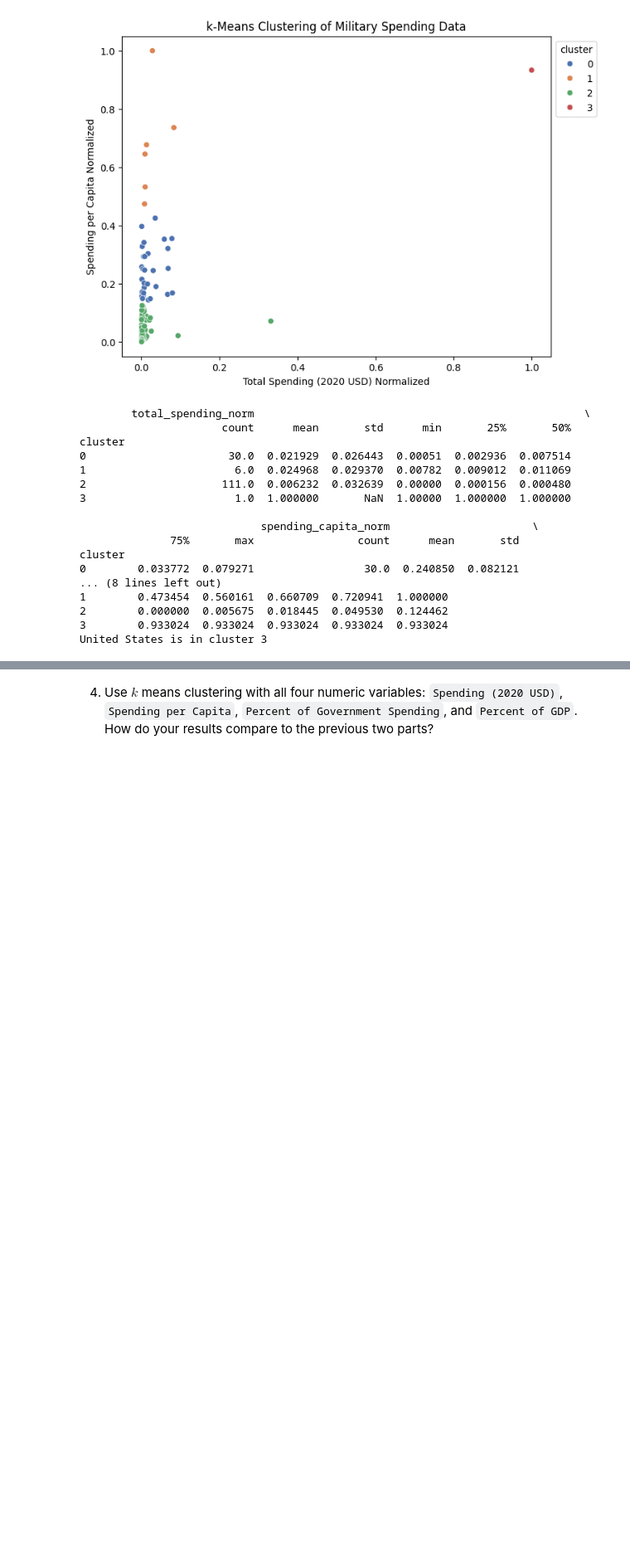
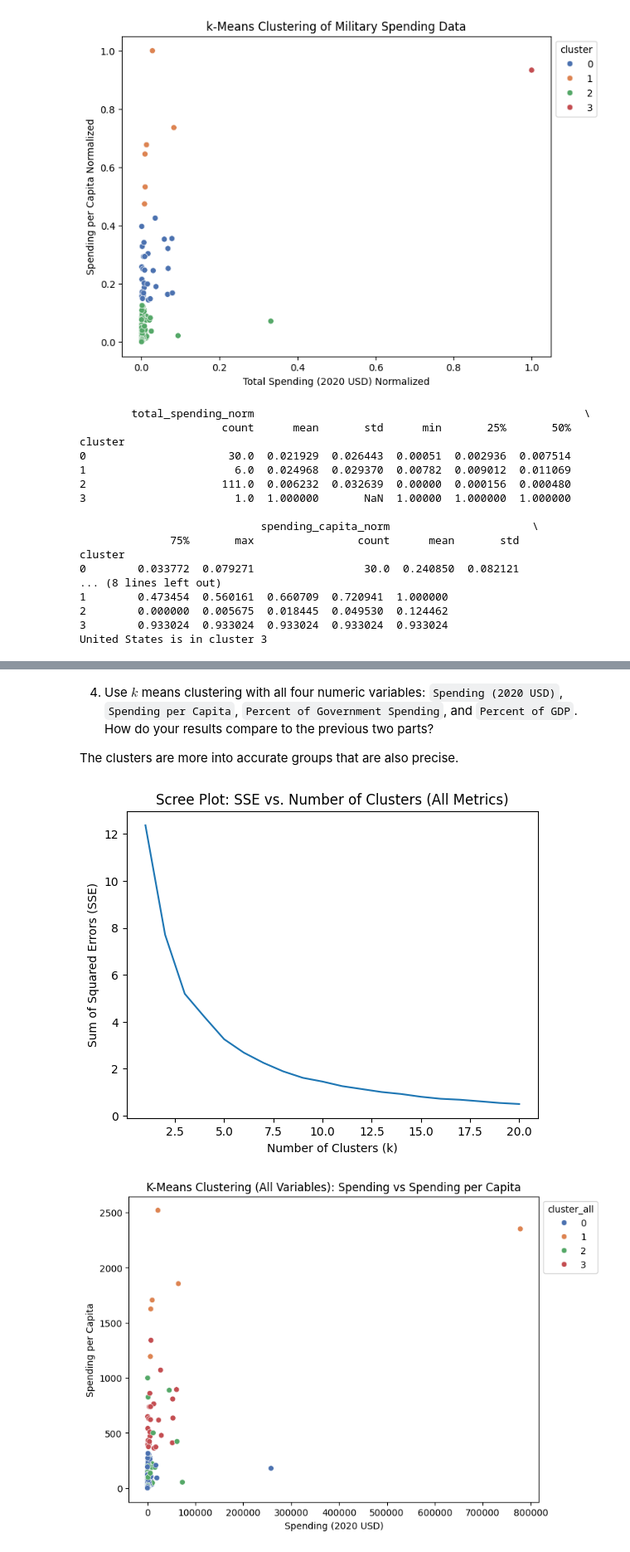
Before and after one commit to pabloisaiahs/clustering, a Jupyter notebook: assignment/assignment_clustering.ipynb, the cells around one changed output, grey strips where cells are left out. Shown: that part at 83% size. Cells and saved outputs as stored; diff of their text form; code cells hidden in the pictures; blank space fills up the shorter version.

```diff
--- a/assignment/assignment_clustering.ipynb
+++ b/assignment/assignment_clustering.ipynb
@@ -198,4 +272,47 @@ United States is in cluster 3
 # %% [markdown]
 4. Use $k$ means clustering with all four numeric variables: `Spending (2020 USD)`, `Spending per Capita`, `Percent of Government Spending`, and `Percent of GDP`. How do your results compare to the previous two parts?
+
+The clusters are more into accurate groups that are also precise.
+# %%
+all_features = military_data_2020[['spending_(2020_usd)',
+                                   'spending_per_capita',
+                                   'percent_of_government_spending',
+                                   'percent_of_gdp']]
+
+all_features_norm = all_features.apply(maxmin)
+
+sse_all = []
+for k in range(1, 21):
+    kmeans_model = KMeans(n_clusters=k, max_iter=300, n_init=10, random_state=0)
+    kmeans_model.fit(all_features_norm)
+    sse_all.append(kmeans_model.inertia_)
+
+sns.lineplot(x=list(range(1, 21)), y=sse_all)
+plt.title('Scree Plot: SSE vs. Number of Clusters (All Metrics)')
+plt.xlabel('Number of Clusters (k)')
+plt.ylabel('Sum of Squared Errors (SSE)')
+plt.show()
+
+optimal_k = 4
+kmeans_final = KMeans(n_clusters=optimal_k, max_iter=300, n_init=10, random_state=0)
+kmeans_final.fit(all_features_norm)
+military_data_2020['cluster_all'] = kmeans_final.predict(all_features_norm)
+
+plt.figure(figsize=(8, 6))
+scatter_plot = sns.scatterplot(
+    x='spending_(2020_usd)',
+    y='spending_per_capita',
+    data=military_data_2020,
+    hue='cluster_all',
+    palette='deep'
+)
+plt.title('K-Means Clustering (All Variables): Spending vs Spending per Capita')
+plt.xlabel('Spending (2020 USD)')
+plt.ylabel('Spending per Capita')
+sns.move_legend(scatter_plot, "upper left", bbox_to_anchor=(1, 1))
+plt.show()
+# %% [output]
+[figure, added]
+[figure, added]
 # %% [markdown]
 5. Did the $k$-MC algorithm find any useful patterns for you in analyzing the election?
```
Also changed, not shown: parts of 5 cells of this notebook.
